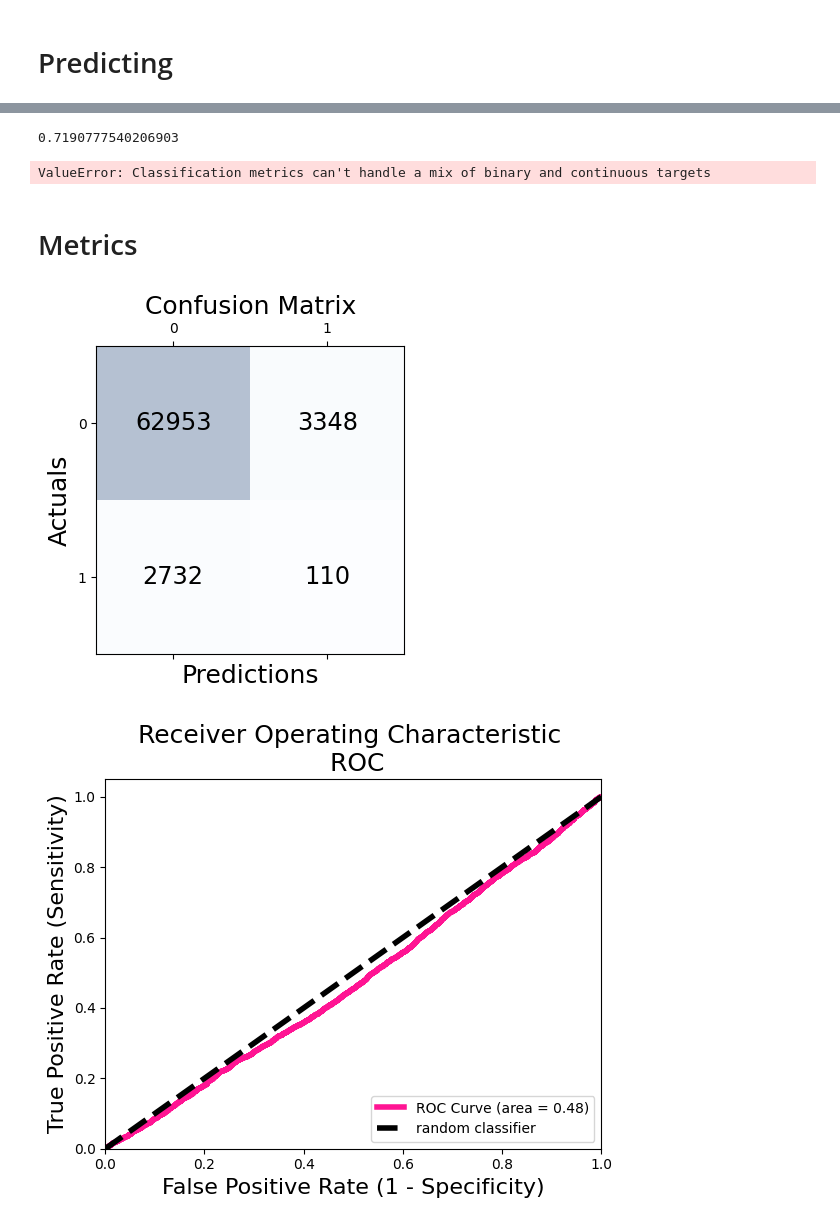
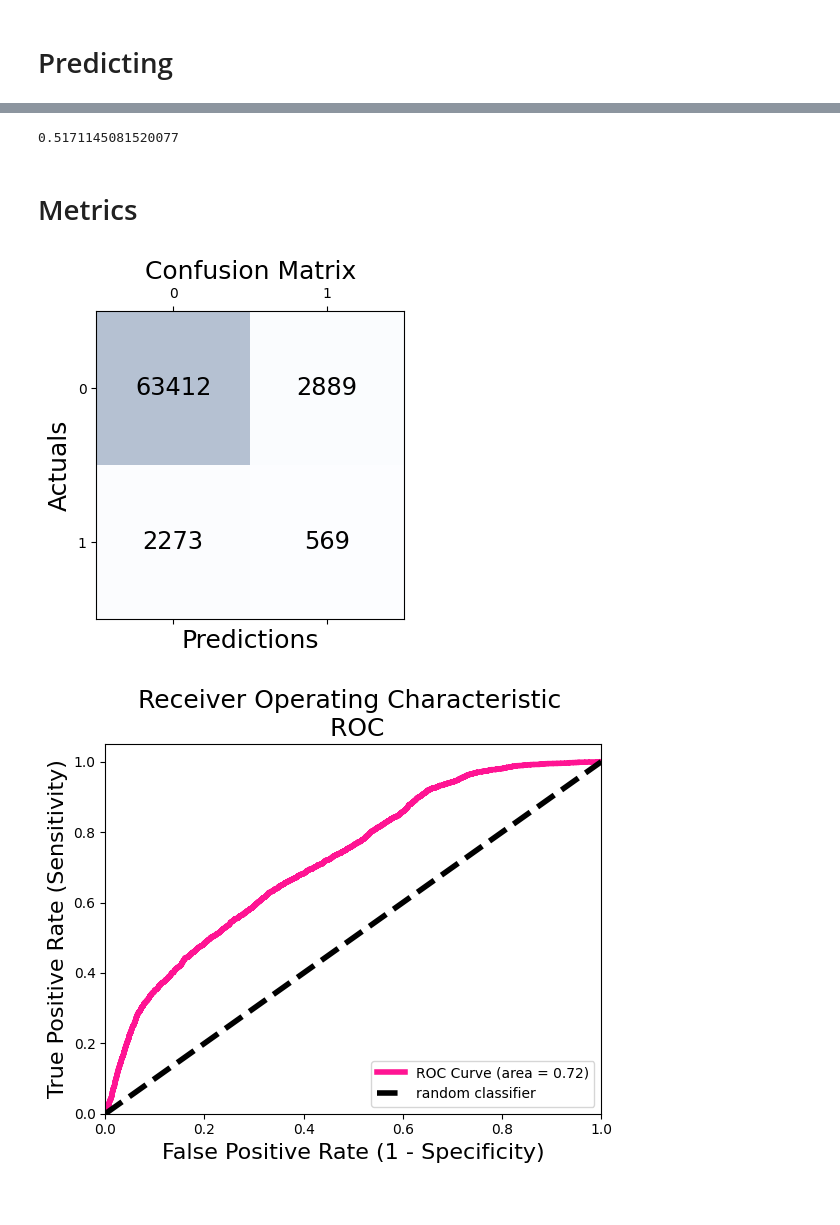
Before and after one commit to diegompin/es4ml, a Jupyter notebook: notebooks/pipeline.ipynb, the cells around one changed output, grey strips where cells are left out. Cells and saved outputs as stored; diff of their text form; code cells hidden in the pictures.

```diff
--- a/notebooks/pipeline.ipynb
+++ b/notebooks/pipeline.ipynb
@@ -92,7 +89,7 @@ data_train = p.transform(
 X_test = np.array(X_test)
 y_test = np.array(y_test)
 data_test = p.transform(
-    X = X_train,
-    y = y_train
+    X = X_test,
+    y = y_test
 )
 # %% [output]
@@ -177,34 +174,30 @@ y_pred = my_model.predict(data_test)
 # %%
 np.quantile(y_pred, 0.95)
 # %% [output]
-0.7190777540206903
+0.5171145081520077
 # %%
-from sklearn.metrics import confusion_matrix
-confusion_matrix(y_test[:69143], y_pred)
+#from sklearn.metrics import confusion_matrix
+#confusion_matrix(y_test[:69143], y_pred)
-# %% [output]
-ValueError: Classification metrics can't handle a mix of binary and continuous targets
 # %% [markdown]
 # Metrics
 # %%
 from sklearn.metrics import confusion_matrix
-sequence_length = 5
 
+sequence_length = 5     # PORQUE SÓ PEGA COM 5???
 
 conf_matrix = confusion_matrix(y_true=y_test[sequence_length:-sequence_length+1], y_pred=y_pred > np.quantile(y_pred, 0.95))
-
 fig, ax = plt.subplots(figsize=(4, 4))
 ax.matshow(conf_matrix, cmap=plt.cm.Blues, alpha=0.3)
 for i in range(conf_matrix.shape[0]):
     for j in range(conf_matrix.shape[1]):
         ax.text(x=j, y=i,s=conf_matrix[i, j], va='center', ha='center', size='xx-large')
-
 plt.xlabel('Predictions', fontsize=18)
 plt.ylabel('Actuals', fontsize=18)
-plt.title('Confusion Matxrix', fontsize=18)
+plt.title('Confusion Matrix', fontsize=18)
 plt.savefig('../results/confusion_matrix.pdf')
 plt.show()
 # %% [output]
-[figure, old version]
+[figure, new version]
 # %%
 from sklearn import metrics
 title = "ROC"
@@ -222,4 +215,4 @@ ax.legend(loc="lower right")
 plt.savefig("../results/roc.pdf")
 plt.show()
 # %% [output]
-[figure, old version]
+[figure, new version]
```
Also changed, not shown: parts of 5 cells of this notebook, 7 other files.
